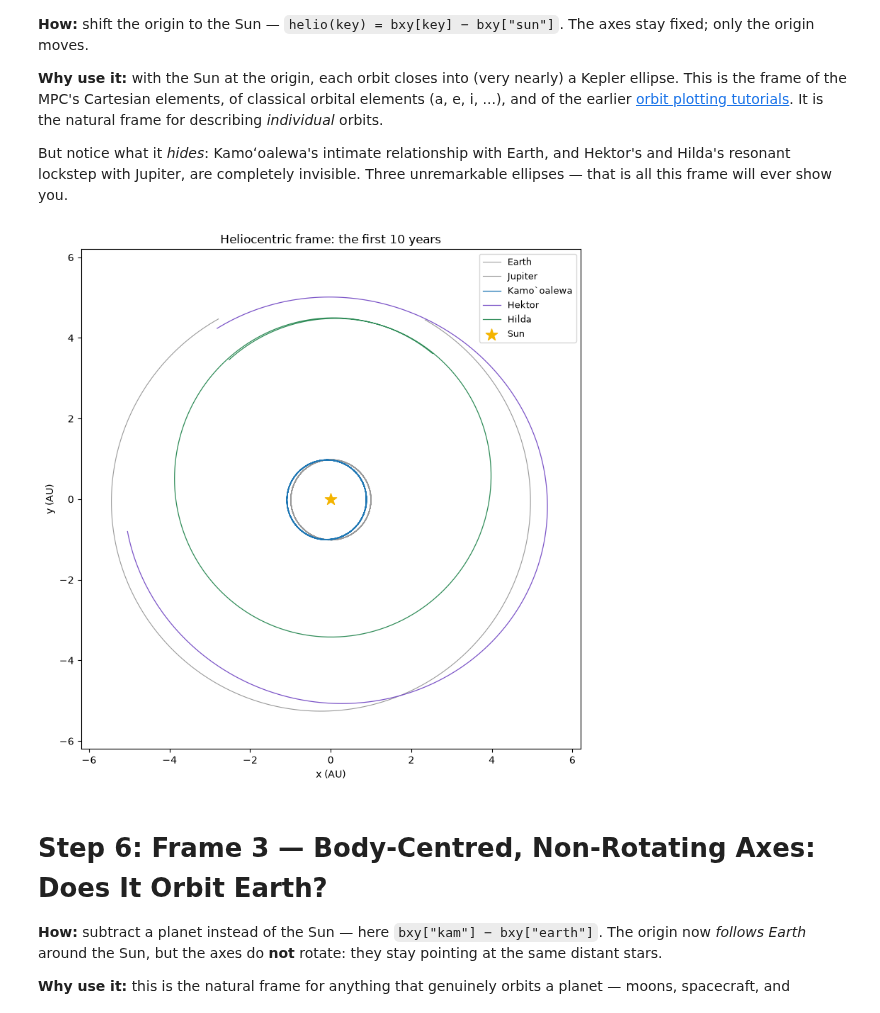
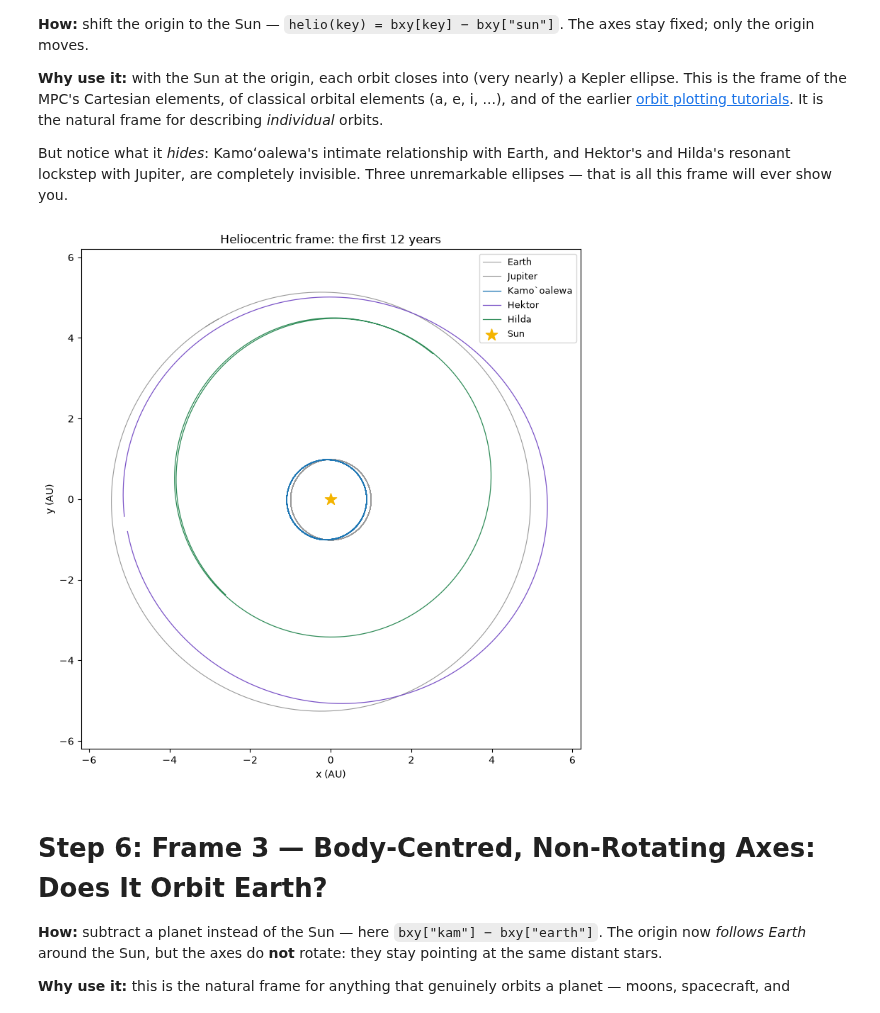
Before and after one commit to Smithsonian/mpc-public, a Jupyter notebook: docs-public/docs/tutorials/notebooks/mpc_tutorial_orbit_frames.ipynb, the cells around one changed output. Cells and saved outputs as stored; diff of their text form; code cells hidden in the pictures.

```diff
--- a/docs-public/docs/tutorials/notebooks/mpc_tutorial_orbit_frames.ipynb
+++ b/docs-public/docs/tutorials/notebooks/mpc_tutorial_orbit_frames.ipynb
@@ -175,8 +183,8 @@ sim.integrator = "ias15"
 sim.move_to_com()
 I_SUN, I_EARTH, I_JUP, I_AST0 = 0, 3, 6, len(planets)
 
-# Sample every 15 days for 800 years
-n_years, dt_out = 800, 15.0
+# Sample every 1.5 days for 800 years
+n_years, dt_out = 800, 1.5
 times = np.arange(0.0, n_years * 365.25, dt_out)
 times_yr = times / 365.25
 n_out = len(times)
@@ -285,32 +293,33 @@ plt.show()
 
 But notice what it *hides*: Kamoʻoalewa's intimate relationship with Earth, and Hektor's and Hilda's resonant lockstep with Jupiter, are completely invisible. Three unremarkable ellipses — that is all this frame will ever show you.
 # %%
-n10 = int(10 * 365.25 / dt_out)
+nYears = 12
+n = int(nYears * 365.25 / dt_out)
 
 fig, ax = plt.subplots(figsize=(8, 8))
 
 # Planets in gray
 for key, label in [("earth", "Earth"), ("jup", "Jupiter")]:
     h = helio(key)
-    ax.plot(h[:n10, 0], h[:n10, 1], color="0.6", lw=0.8, label=label)
+    ax.plot(h[:n, 0], h[:n, 1], color="0.6", lw=0.8, label=label)
 
 # Asteroids in their colours
 for key, col, label in [("kam", "#1f77b4", "Kamo`oalewa"),
                         ("hek", "#7a52c7", "Hektor"),
                         ("hil", "#2e8b57", "Hilda")]:
     h = helio(key)
-    ax.plot(h[:n10, 0], h[:n10, 1], color=col, lw=0.9, label=label)
+    ax.plot(h[:n, 0], h[:n, 1], color=col, lw=0.9, label=label)
 
 ax.scatter([0], [0], marker="*", s=150, color="#f4b400", zorder=5, label="Sun")
 ax.legend(loc="upper right", fontsize=9)
 ax.set_aspect("equal")
 ax.set_xlim(-6.2, 6.2); ax.set_ylim(-6.2, 6.2)
 ax.set_xlabel("x (AU)"); ax.set_ylabel("y (AU)")
-ax.set_title("Heliocentric frame: the first 10 years")
+ax.set_title(f"Heliocentric frame: the first {nYears} years")
 fig.tight_layout()
 plt.show()
 # %% [output]
-[figure, old version]
+[figure, new version]
 # %% [markdown]
 # Step 6: Frame 3 — Body-Centred, Non-Rotating Axes: Does It Orbit Earth?
 
```
Also changed, not shown: parts of 8 cells of this notebook.
